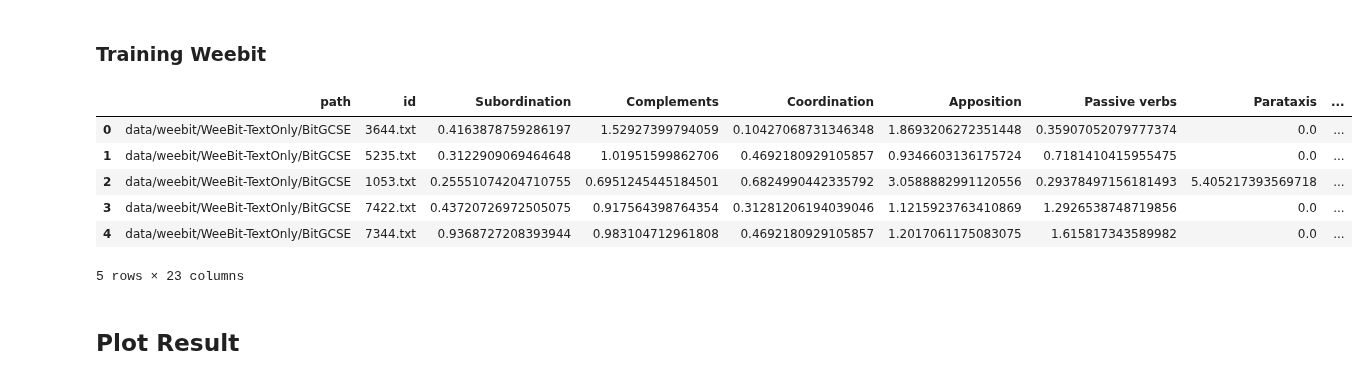
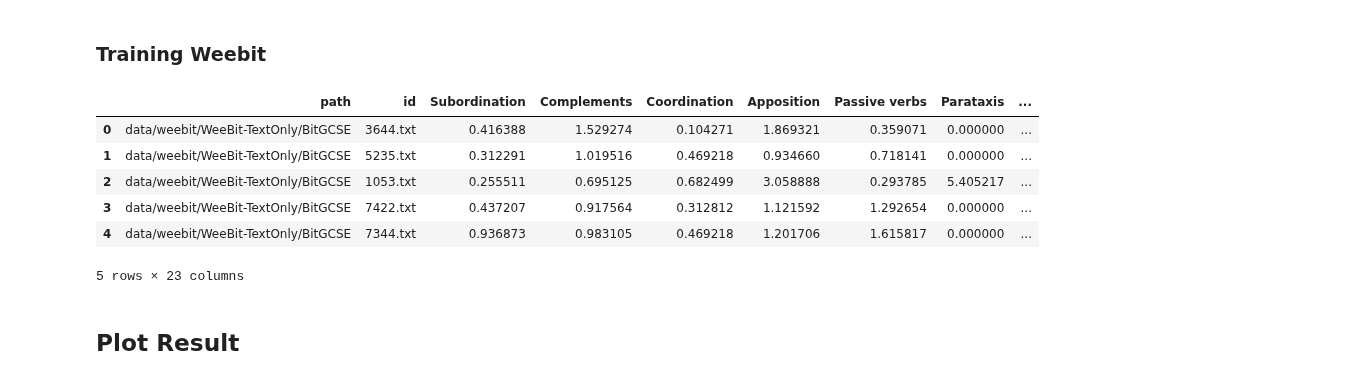
Before and after one commit to PaulOpu/TS_LossFunction, a Jupyter notebook: code/Opuchlich_FeatureRegression.ipynb, the cells around one changed output. Saved outputs shown, nothing was run; the diff lists cells and outputs as text; code cells hidden in the pictures.

```diff
--- a/code/Opuchlich_FeatureRegression.ipynb
+++ b/code/Opuchlich_FeatureRegression.ipynb
@@ -53,6 +56,8 @@ ts = TextScorer()
 re_feature_names = ["Subordination", "Complements", "Coordination", "Apposition", "Passive verbs", "Parataxis", "Auxiliary Verbs", "Negation", "Prepositional Phrases", "Modifiers"]
 # get_text_features_V1
 pa_feature_names = ["Mean word length", "Mean sentence length", "Basic english ratio", "Syllables per sentence", "Type token ratio", "#nouns", "#verbs", "#adjectives", "#adverbs", "#pronouns", "#commas"]
+
+feature_cols = np.concatenate([re_feature_names,pa_feature_names])
 # %% [markdown]
 ## Load Data and define Features
 # %%
@@ -73,10 +78,11 @@ files_with_score = []
 for file in files:
     if file[-3:] == "txt":
         split_file_name = file[:-4].split("-")
-        file_name = "-".join(split_file_name[:-2])
-        file_id = split_file_name[-2]
-        level = split_file_name[-1]
-        files_with_score += [(file,file_name,file_id,level)]
+        if split_file_name[-3] != "spanish":
+            file_name = "-".join(split_file_name[:-2])
+            file_id = split_file_name[-2]
+            level = split_file_name[-1]
+            files_with_score += [(file,file_name,file_id,level)]
 files_with_score[:5]
 # %% [output]
 [('nano-silver-2940-1030.txt', 'nano-silver', '2940', '1030'),
@@ -128,5 +138,4 @@ RuntimeError: Set changed size during iteration
 # %%
-feature_cols = df.columns[3:]
 df.to_csv("data/newsela_full_scores.csv",index=False,sep=";")
 # %%
 article_df = pd.read_csv("data/newsela_articles.csv",sep=";")
@@ -164,15 +185,17 @@ for folder in weebit_folders:
 # %%
 weebit_df = pd.DataFrame(
     data=weebit_data,
     columns=np.concatenate([["path","id"],re_feature_names,pa_feature_names]))
+for col in feature_cols:
+    weebit_df[col] = pd.to_numeric(weebit_df[col])
 weebit_df.head()
 # %% [output]
 |  | path | id | Subordination | Complements | Coordination | Apposition | Passive verbs | Parataxis | ... |
-| 0 | data/weebit/WeeBit-TextOnly/BitGCSE | 3644.txt | 0.4163878759286197 | 1.52927399794059 | 0.10427068731346348 | 1.8693206272351448 | 0.35907052079777374 | 0.0 | ... |
-| 1 | data/weebit/WeeBit-TextOnly/BitGCSE | 5235.txt | 0.3122909069464648 | 1.01951599862706 | 0.4692180929105857 | 0.9346603136175724 | 0.7181410415955475 | 0.0 | ... |
-| 2 | data/weebit/WeeBit-TextOnly/BitGCSE | 1053.txt | 0.25551074204710755 | 0.6951245445184501 | 0.6824990442335792 | 3.0588882991120556 | 0.29378497156181493 | 5.405217393569718 | ... |
-| 3 | data/weebit/WeeBit-TextOnly/BitGCSE | 7422.txt | 0.43720726972505075 | 0.917564398764354 | 0.31281206194039046 | 1.1215923763410869 | 1.2926538748719856 | 0.0 | ... |
-| 4 | data/weebit/WeeBit-TextOnly/BitGCSE | 7344.txt | 0.9368727208393944 | 0.983104712961808 | 0.4692180929105857 | 1.2017061175083075 | 1.615817343589982 | 0.0 | ... |
+| 0 | data/weebit/WeeBit-TextOnly/BitGCSE | 3644.txt | 0.416388 | 1.529274 | 0.104271 | 1.869321 | 0.359071 | 0.000000 | ... |
+| 1 | data/weebit/WeeBit-TextOnly/BitGCSE | 5235.txt | 0.312291 | 1.019516 | 0.469218 | 0.934660 | 0.718141 | 0.000000 | ... |
+| 2 | data/weebit/WeeBit-TextOnly/BitGCSE | 1053.txt | 0.255511 | 0.695125 | 0.682499 | 3.058888 | 0.293785 | 5.405217 | ... |
+| 3 | data/weebit/WeeBit-TextOnly/BitGCSE | 7422.txt | 0.437207 | 0.917564 | 0.312812 | 1.121592 | 1.292654 | 0.000000 | ... |
+| 4 | data/weebit/WeeBit-TextOnly/BitGCSE | 7344.txt | 0.936873 | 0.983105 | 0.469218 | 1.201706 | 1.615817 | 0.000000 | ... |
 5 rows × 23 columns
 # %%
 #Remove metadata files
```
Also changed, not shown: parts of 44 cells of this notebook, 1 other file.
